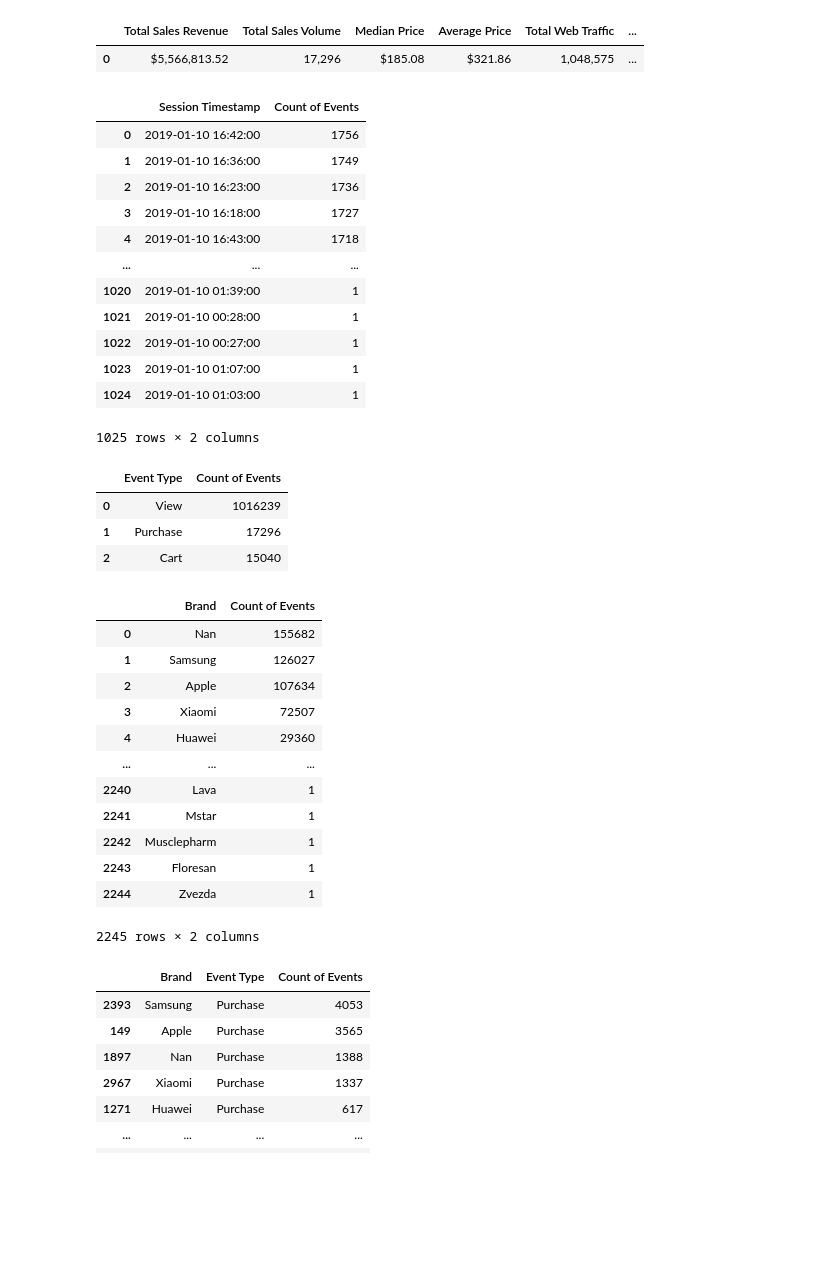
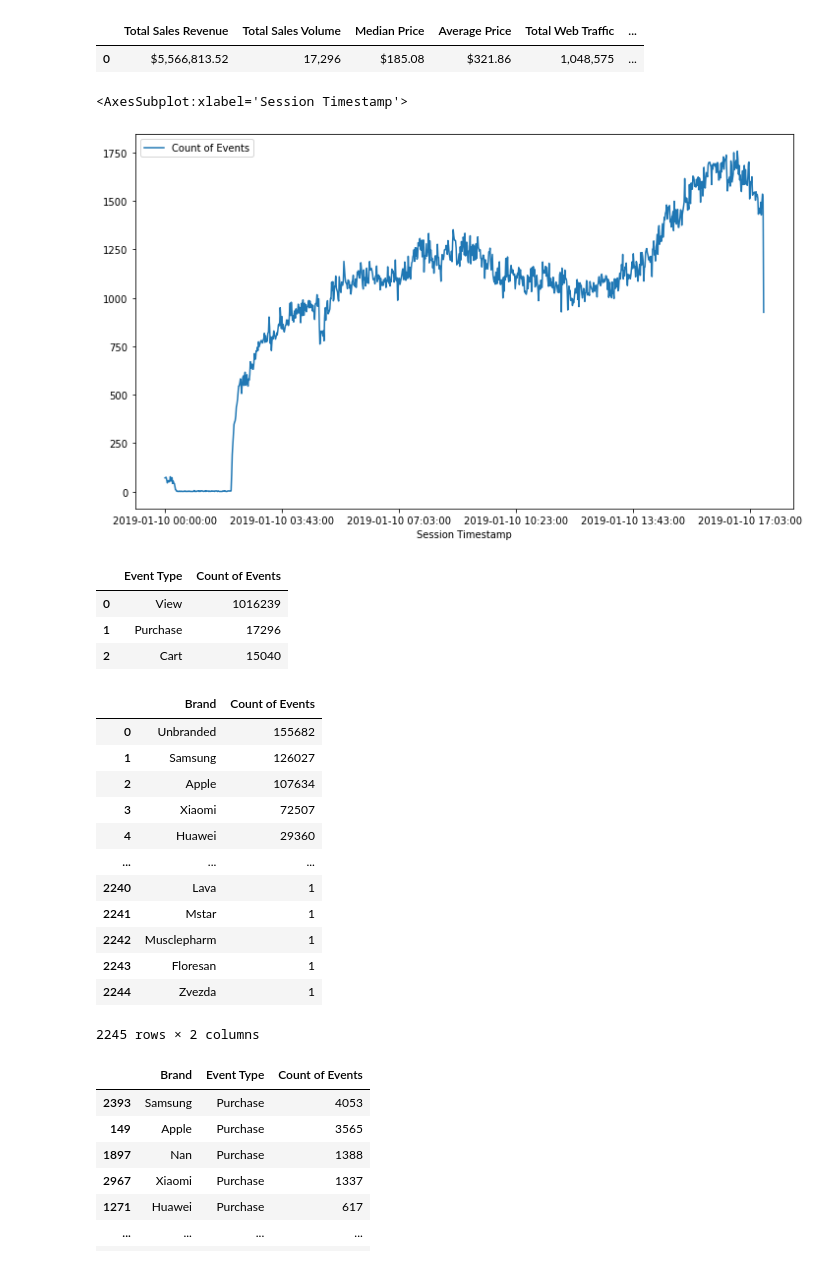
Before and after one commit to mjjohnson94/microFarm, a Jupyter notebook: User Session Analysis.ipynb, the cells around one changed output. Saved outputs shown, nothing was run; the diff lists cells and outputs as text; code cells hidden in the pictures; blank space fills up the shorter version.

```diff
--- a/User Session Analysis.ipynb
+++ b/User Session Analysis.ipynb
@@ -145,25 +145,14 @@ salesDataFrame
 timeData = pd.DataFrame(userSession_Data.value_counts('Session Timestamp'),
                   columns=['Count of Events']).reset_index()
 
-# # Sort data based on earliest session timestamp (00:00:00)
-# timeData.sort_values(by='Session Timestamp', inplace=True)
 
-# Print results
-timeData
+plotData = timeData.sort_values(by='Session Timestamp', ascending=True)
+
+
+plotData.plot(x='Session Timestamp', y='Count of Events', figsize=(12,7))
 # %% [output]
-|  | Session Timestamp | Count of Events |
-| 0 | 2019-01-10 16:42:00 | 1756 |
-| 1 | 2019-01-10 16:36:00 | 1749 |
-| 2 | 2019-01-10 16:23:00 | 1736 |
-| 3 | 2019-01-10 16:18:00 | 1727 |
-| 4 | 2019-01-10 16:43:00 | 1718 |
-| ... | ... | ... |
-| 1020 | 2019-01-10 01:39:00 | 1 |
-| 1021 | 2019-01-10 00:28:00 | 1 |
-| 1022 | 2019-01-10 00:27:00 | 1 |
-| 1023 | 2019-01-10 01:07:00 | 1 |
-| 1024 | 2019-01-10 01:03:00 | 1 |
-1025 rows × 2 columns
+<AxesSubplot:xlabel='Session Timestamp'>
+[figure, added]
 # %%
 ## Calculate instances of each Event Type: View, Purchase & Cart
 # This data can be used to calculate the overall conversion rate of the website
@@ -184,12 +170,17 @@ eventTypes
 # %%
 ## Calculate total number of events (all categories) per brand
 
 brandVolume = pd.DataFrame(userSession_Data.value_counts('Brand'), columns=['Count of Events']).reset_index()
 
+# Replace Nan where no the product is unbranded with new tag - 'Unbranded'
+
+brandVolume = brandVolume.replace("Nan", "Unbranded")
+
+# Print Results
 brandVolume
 # %% [output]
 |  | Brand | Count of Events |
-| 0 | Nan | 155682 |
+| 0 | Unbranded | 155682 |
 | 1 | Samsung | 126027 |
 | 2 | Apple | 107634 |
 | 3 | Xiaomi | 72507 |
```
Also changed, not shown: parts of 2 cells of this notebook.
